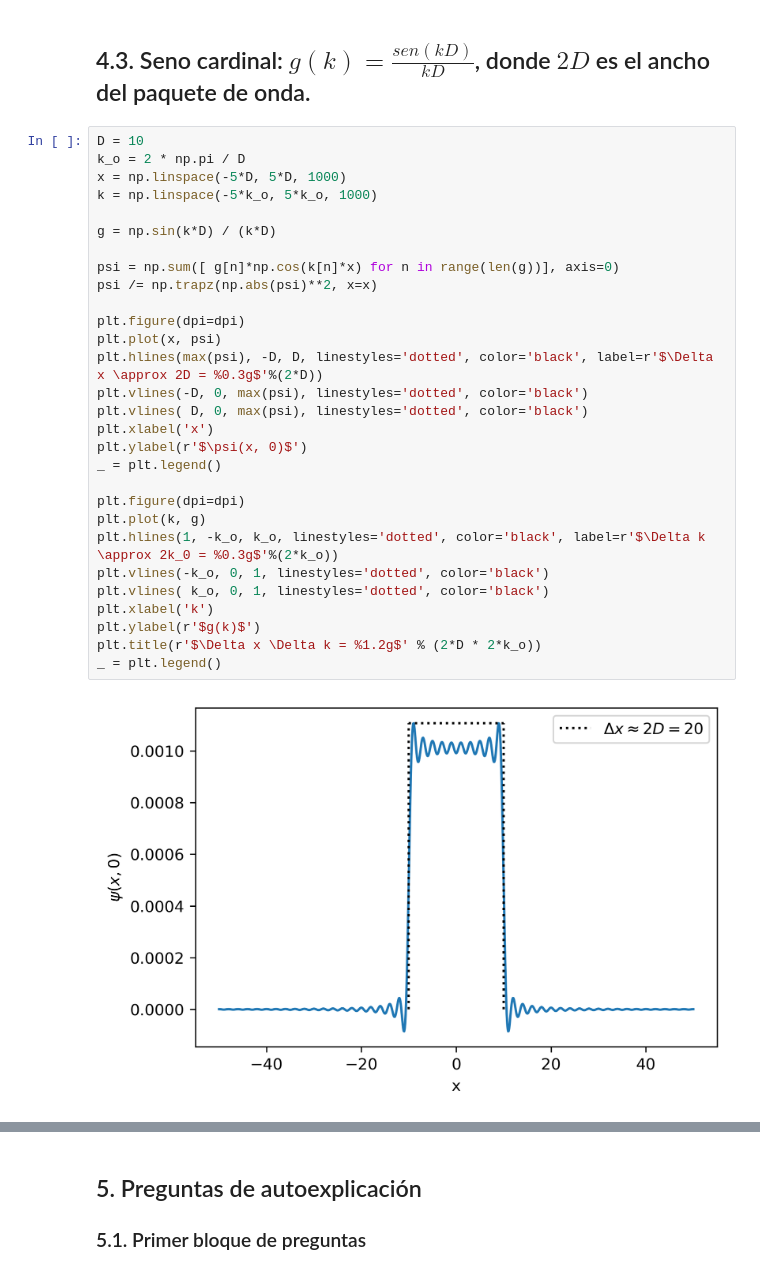
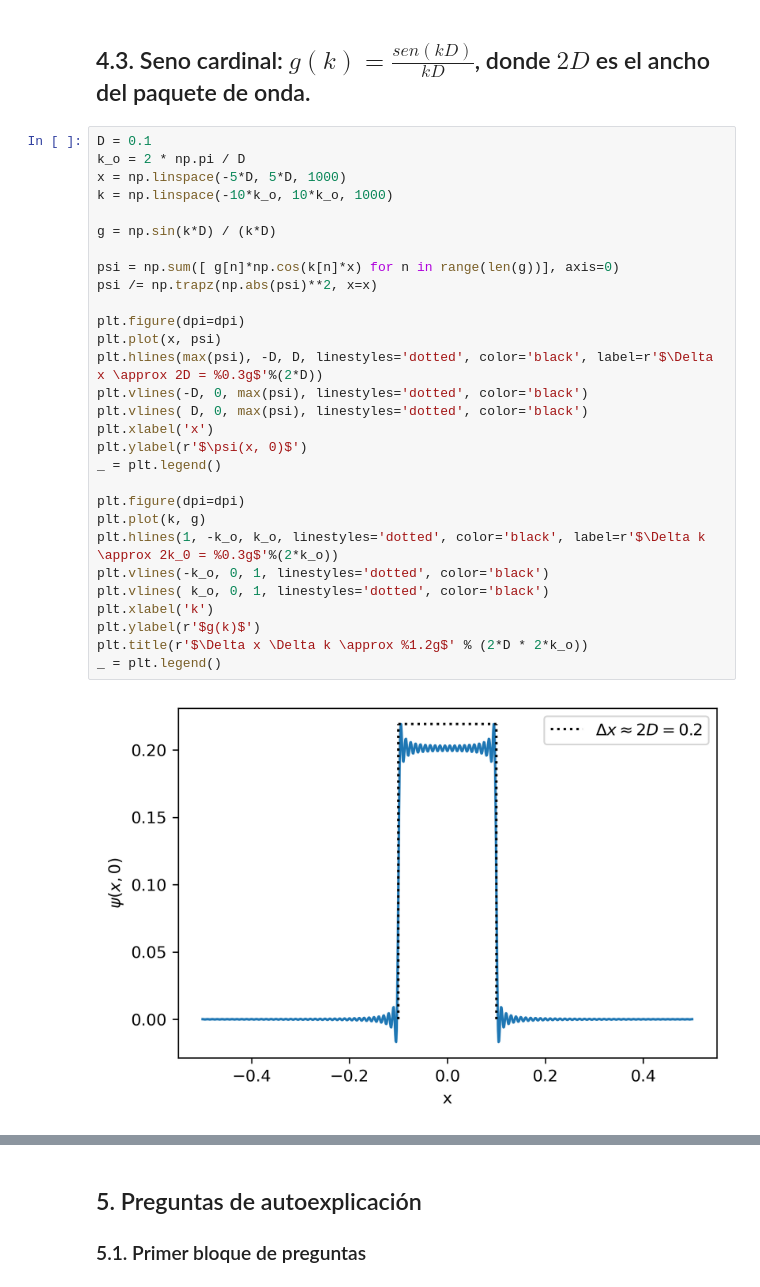
Before and after one commit to davidalejandromiranda/QuantumMechanics, a Jupyter notebook: notebooks/es_PaqueteDeOnda.ipynb, the cells around one changed output, grey strips where cells are left out. Cells and saved outputs as stored; diff of their text form.

```diff
--- a/notebooks/es_PaqueteDeOnda.ipynb
+++ b/notebooks/es_PaqueteDeOnda.ipynb
@@ -54,33 +54,33 @@ _ = plt.title(r'$\Delta k = %0.3g$, $\Delta x \Delta k = %1.2g$' % (2*k_o, 2*D *
 # %% [markdown]
 ## 4.3. Seno cardinal: $g(k) = \frac{sen(kD)}{kD}$, donde $2D$ es el ancho del paquete de onda.
 # %%
-D = 10
+D = 0.1
 k_o = 2 * np.pi / D
 x = np.linspace(-5*D, 5*D, 1000)
-k = np.linspace(-5*k_o, 5*k_o, 1000)
+k = np.linspace(-10*k_o, 10*k_o, 1000)
 
 g = np.sin(k*D) / (k*D)
 
 psi = np.sum([ g[n]*np.cos(k[n]*x) for n in range(len(g))], axis=0)
 psi /= np.trapz(np.abs(psi)**2, x=x)
 
 plt.figure(dpi=dpi)
 plt.plot(x, psi)
 plt.hlines(max(psi), -D, D, linestyles='dotted', color='black', label=r'$\Delta x \approx 2D = %0.3g$'%(2*D))
 plt.vlines(-D, 0, max(psi), linestyles='dotted', color='black')
 plt.vlines( D, 0, max(psi), linestyles='dotted', color='black')
 plt.xlabel('x')
 plt.ylabel(r'$\psi(x, 0)$')
 _ = plt.legend()
 
 plt.figure(dpi=dpi)
 plt.plot(k, g)
 plt.hlines(1, -k_o, k_o, linestyles='dotted', color='black', label=r'$\Delta k \approx 2k_0 = %0.3g$'%(2*k_o))
 plt.vlines(-k_o, 0, 1, linestyles='dotted', color='black')
 plt.vlines( k_o, 0, 1, linestyles='dotted', color='black')
 plt.xlabel('k')
 plt.ylabel(r'$g(k)$')
-plt.title(r'$\Delta x \Delta k = %1.2g$' % (2*D * 2*k_o))
+plt.title(r'$\Delta x \Delta k \approx %1.2g$' % (2*D * 2*k_o))
 _ = plt.legend()
 # %% [output]
-[figure, old version]
+[figure, new version]
```
Also changed, not shown: parts of 2 cells of this notebook.
